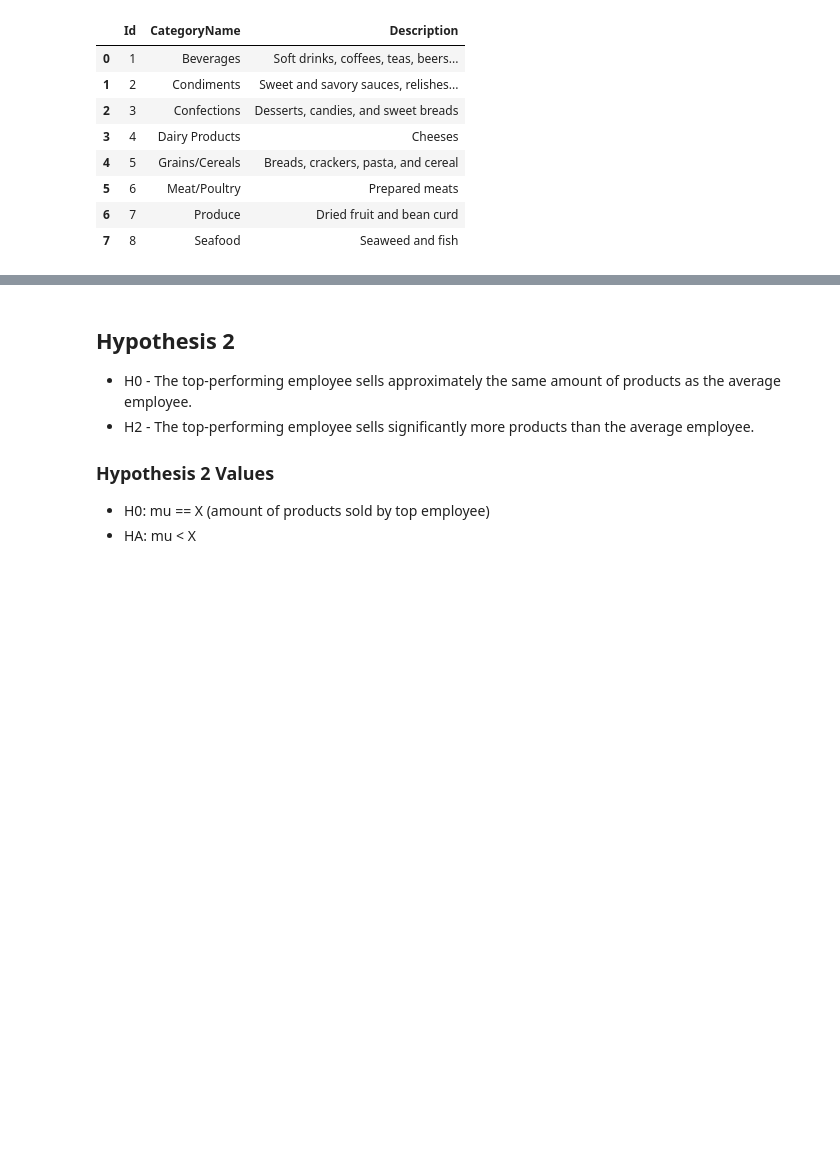
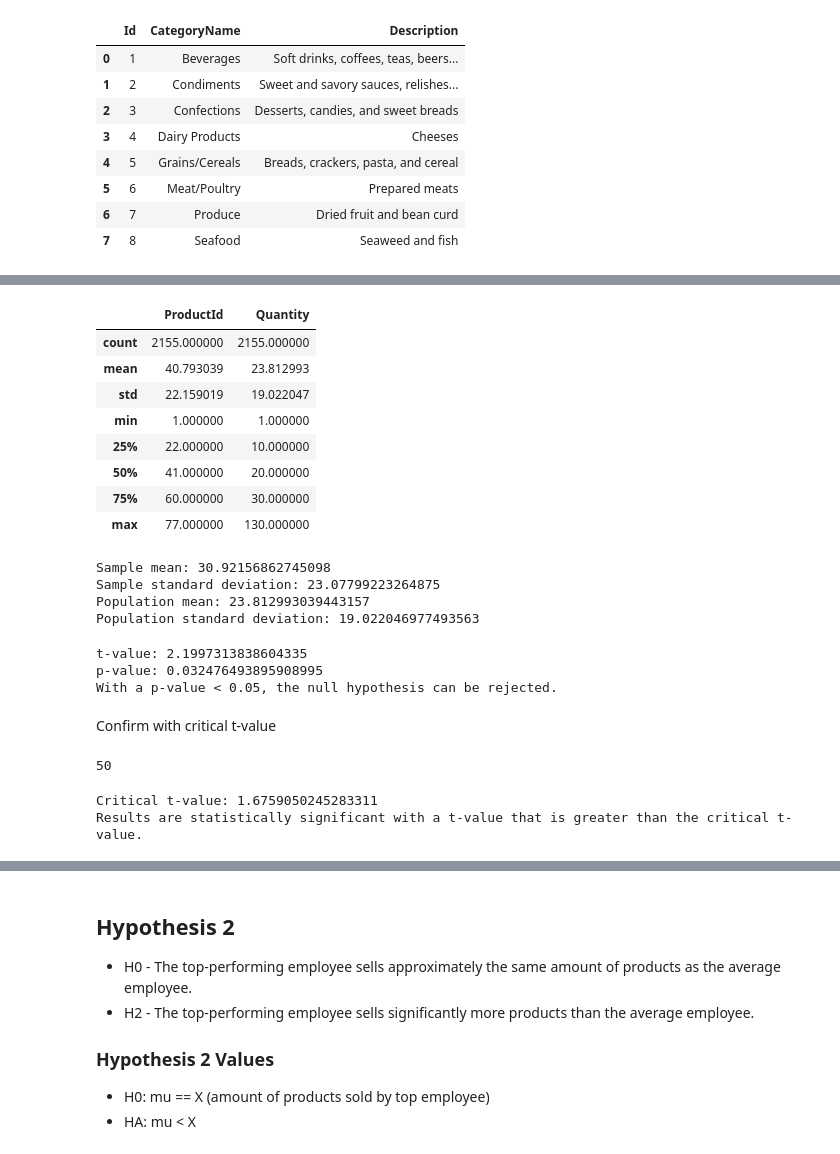
Before and after one commit to MagicMilly/dsc-2-final-project-online-ds-ft-100118, a Jupyter notebook: student.ipynb, the cells around one changed output, grey strips where cells are left out. Drawn from its saved outputs; the diff is of its cells as text; code cells hidden in the pictures; blank space fills up the shorter version.

Commit message:
hypothesis 3 conclusion

```diff
--- a/student.ipynb
+++ b/student.ipynb
@@ -391,0 +496,4 @@ category_df
+# %%
+all_sales = pd.read_sql_query('SELECT ProductId, Product.ProductName, OrderDetail.Quantity FROM OrderDetail INNER \
+JOIN Product ON Product.Id = OrderDetail.ProductId ORDER BY OrderDetail.Quantity DESC;', conn)
+all_sales.head()
@@ -391,0 +507,59 @@ category_df
+# %%
+all_sales.describe()
+# %% [output]
+|  | ProductId | Quantity |
+| count | 2155.000000 | 2155.000000 |
+| mean | 40.793039 | 23.812993 |
+| std | 22.159019 | 19.022047 |
+| min | 1.000000 | 1.000000 |
+| 25% | 22.000000 | 10.000000 |
+| 50% | 41.000000 | 20.000000 |
+| 75% | 60.000000 | 30.000000 |
+| max | 77.000000 | 130.000000 |
+# %%
+sample_mean = camembert_sales.Quantity.mean()
+sample_std = camembert_sales.Quantity.std()
+
+pop_mean = all_sales.Quantity.mean()
+pop_std = all_sales.Quantity.std()
+
+print(f'Sample mean: {sample_mean}')
+print(f'Sample standard deviation: {sample_std}')
+print(f'Population mean: {pop_mean}')
+print(f'Population standard deviation: {pop_std}')
+# %% [output]
+Sample mean: 30.92156862745098
+Sample standard deviation: 23.07799223264875
+Population mean: 23.812993039443157
+Population standard deviation: 19.022046977493563
+# %%
+t, p = stats.ttest_1samp(camembert_sales.Quantity, pop_mean)
+print(f't-value: {t}')
+print(f'p-value: {p}')
+
+if p < 0.05:
+    print('With a p-value < 0.05, the null hypothesis can be rejected.')
+else:
+    print('With a p-value > 0.05, the null hypothesis cannot be rejected.')
+# %% [output]
+t-value: 2.1997313838604335
+p-value: 0.032476493895908995
+With a p-value < 0.05, the null hypothesis can be rejected.
+# %% [markdown]
+Confirm with critical t-value
+# %%
+d_freedom = len(camembert_sales) - 1
+d_freedom
+# %% [output]
+50
+# %%
+t_crit = stats.t.ppf(1-0.05, df=d_freedom)
+print(f'Critical t-value: {t_crit}')
+
+if t > t_crit:
+    print('Results are statistically significant with a t-value that is greater than the critical t-value.')
+else:
+    print('Results are not statistically significant if the t-value is less than the critical t-value.')
+# %% [output]
+Critical t-value: 1.6759050245283311
+Results are statistically significant with a t-value that is greater than the critical t-value.
```
Also changed, not shown: parts of 21 cells of this notebook.
